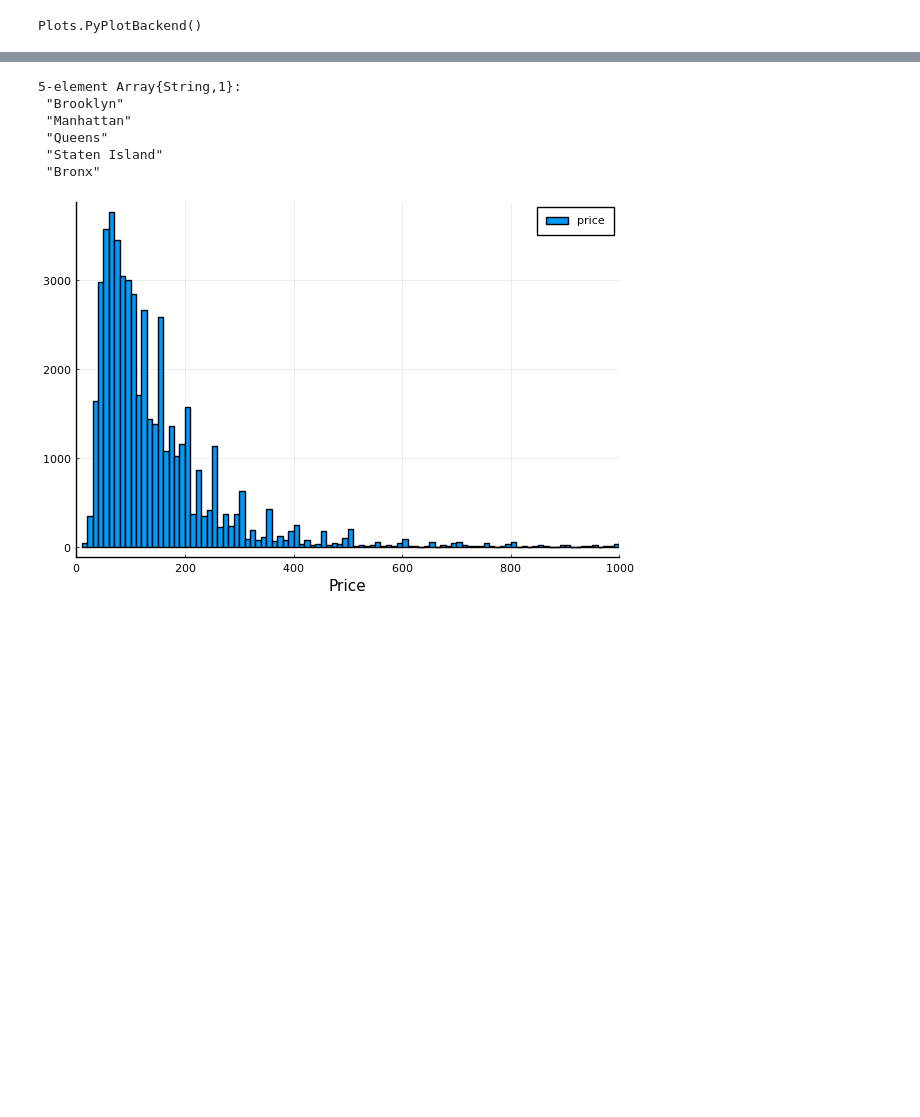
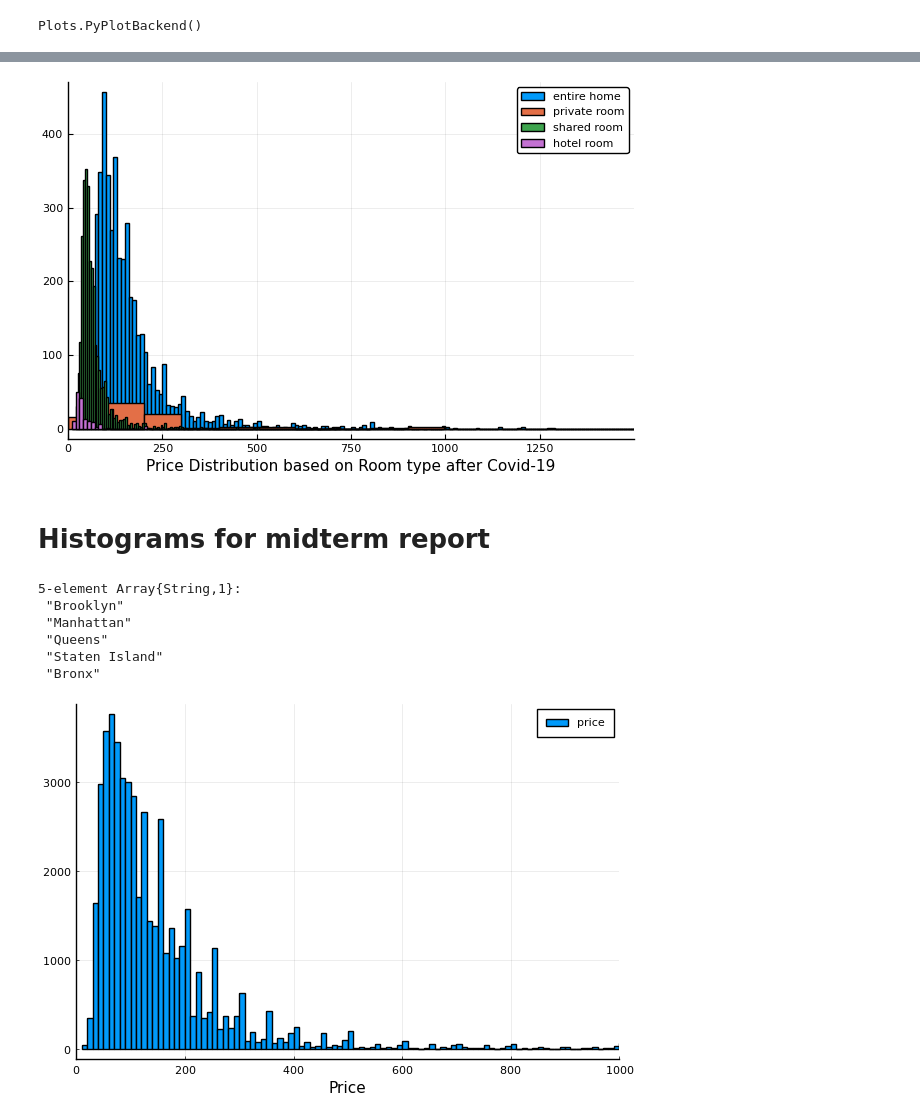
Before and after one commit to noriolg/ORIE4741_project, a Jupyter notebook: 2. EDA.ipynb, the cells around one changed output, grey strips where cells are left out. Drawn from its saved outputs; the diff is of its cells as text; code cells hidden in the pictures; blank space fills up the shorter version.

```diff
--- a/2. EDA.ipynb
+++ b/2. EDA.ipynb
@@ -11,3 +39,11 @@ Plots.PyPlotBackend()
+# %%
+@df df histogram(:price, group=:room_type, label=["entire home" "private room" "shared room" "hotel room"])
+plot!(xlims=(0,1500))
+xlabel!("Price Distribution based on Room type after Covid-19")
+# %% [output]
+[figure, added]
+# %% [markdown]
+# Histograms for midterm report
 # %%
 df = CSV.read("./data/treated data/2019_july_listings_encoded.csv");
 df
```
Also changed, not shown: parts of 5 cells of this notebook.
